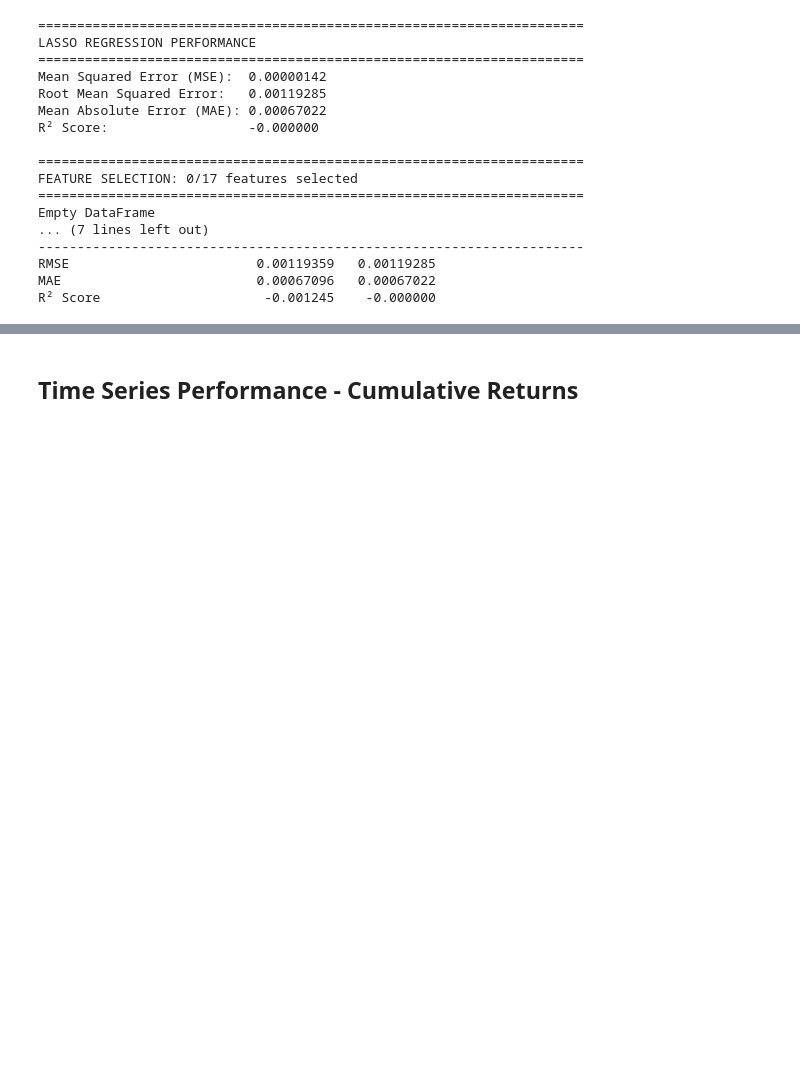
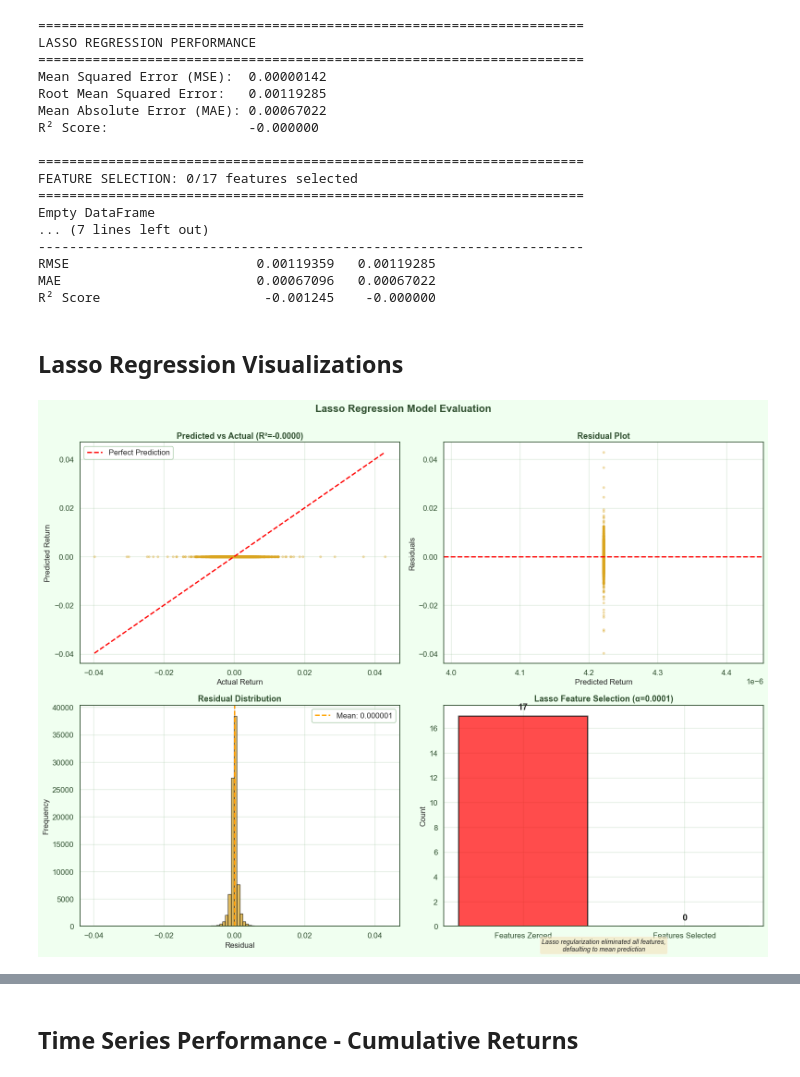
Before and after one commit to Thpow/sp500-return-15m-regression, a Jupyter notebook: project.ipynb, the cells around one changed output, grey strips where cells are left out. Drawn from its saved outputs; the diff is of its cells as text; code cells hidden in the pictures; blank space fills up the shorter version.

```diff
--- a/project.ipynb
+++ b/project.ipynb
@@ -432,3 +444,66 @@ Empty DataFrame
 RMSE                        0.00119359   0.00119285
 MAE                         0.00067096   0.00067022
 R² Score                     -0.001245    -0.000000
+# %% [markdown]
+## Lasso Regression Visualizations
+# %%
+fig, axes = plt.subplots(2, 2, figsize=(16, 12))
+
+# 1. Predicted vs Actual
+axes[0, 0].scatter(y_test, lasso_preds, alpha=0.3, s=10, color=AI_COLORS['gold'])
+axes[0, 0].plot([y_test.min(), y_test.max()], [y_test.min(), y_test.max()],
+               'r--', linewidth=2, label='Perfect Prediction')
+axes[0, 0].set_xlabel('Actual Return', fontsize=12)
+axes[0, 0].set_ylabel('Predicted Return', fontsize=12)
+axes[0, 0].set_title(f'Predicted vs Actual (R²={lasso_r2:.4f})', fontsize=13, fontweight='bold')
+axes[0, 0].legend()
+axes[0, 0].grid(alpha=0.3)
+
+# 2. Residuals
+lasso_residuals = y_test - lasso_preds
+axes[0, 1].scatter(lasso_preds, lasso_residuals, alpha=0.3, s=10, color=AI_COLORS['gold'])
+axes[0, 1].axhline(0, color='red', linestyle='--', linewidth=2)
+axes[0, 1].set_xlabel('Predicted Return', fontsize=12)
+axes[0, 1].set_ylabel('Residuals', fontsize=12)
+axes[0, 1].set_title('Residual Plot', fontsize=13, fontweight='bold')
+axes[0, 1].grid(alpha=0.3)
+
+# 3. Residual distribution
+axes[1, 0].hist(lasso_residuals, bins=100, color=AI_COLORS['gold'], alpha=0.7, edgecolor='black')
+axes[1, 0].axvline(0, color='red', linestyle='--', linewidth=2)
+axes[1, 0].axvline(lasso_residuals.mean(), color='orange', linestyle='--', linewidth=2,
+                  label=f'Mean: {lasso_residuals.mean():.6f}')
+axes[1, 0].set_xlabel('Residual', fontsize=12)
+axes[1, 0].set_ylabel('Frequency', fontsize=12)
+axes[1, 0].set_title('Residual Distribution', fontsize=13, fontweight='bold')
+axes[1, 0].legend()
+axes[1, 0].grid(alpha=0.3)
+
+# 4. Feature selection visualization
+# Since Lasso zeroed all features, show this clearly
+feature_status = ['Zeroed' if coef == 0 else 'Selected' for coef in lasso_importance['Coefficient']]
+zero_count = sum(1 for s in feature_status if s == 'Zeroed')
+selected_count = len(feature_status) - zero_count
+
+axes[1, 1].bar(['Features Zeroed', 'Features Selected'],
+              [zero_count, selected_count],
+              color=['red', 'green'], alpha=0.7, edgecolor='black', linewidth=2)
+axes[1, 1].set_ylabel('Count', fontsize=12)
+axes[1, 1].set_title(f'Lasso Feature Selection (α=0.0001)', fontsize=13, fontweight='bold')
+axes[1, 1].text(0, zero_count + 0.5, str(zero_count), ha='center', fontsize=14, fontweight='bold')
+axes[1, 1].text(1, selected_count + 0.5, str(selected_count), ha='center', fontsize=14, fontweight='bold')
+axes[1, 1].grid(axis='y', alpha=0.3)
+
+# Add note about feature selection
+axes[1, 1].text(0.5, -2,
+               'Lasso regularization eliminated all features,\ndefaulting to mean prediction',
+               ha='center', fontsize=10, style='italic',
+               bbox=dict(boxstyle='round', facecolor='wheat', alpha=0.5),
+               transform=axes[1, 1].transData)
+
+plt.suptitle('Lasso Regression Model Evaluation', fontsize=16, fontweight='bold',
+            color=AI_COLORS['dark'], y=1.00)
+plt.tight_layout()
+plt.show()
+# %% [output]
+[figure, added]
```
Also changed, not shown: parts of 29 cells of this notebook.
